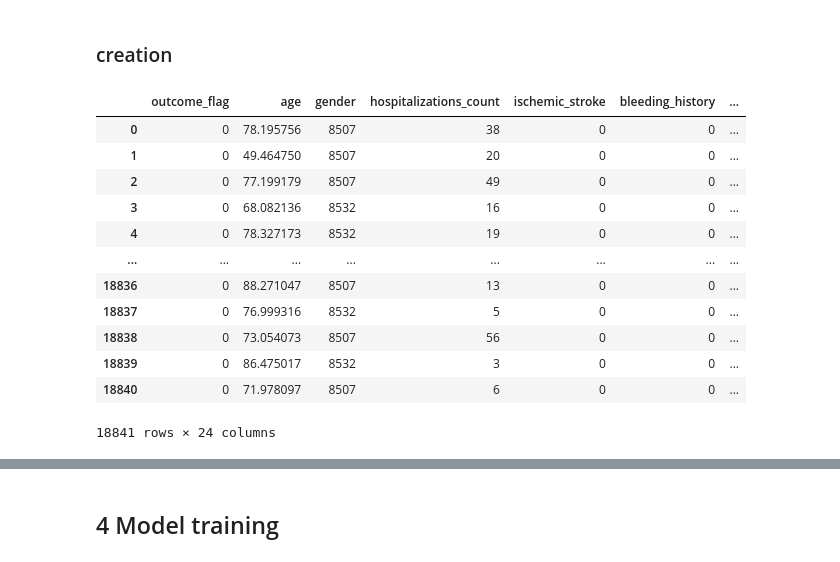
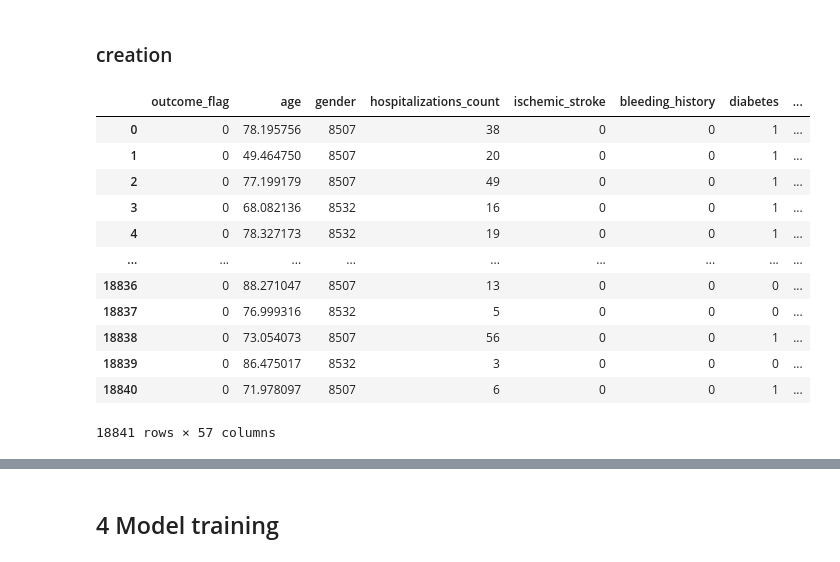
Before and after one commit to YouriDeKeersmaecker/P-PLP, a Jupyter notebook: notebooks/p_plp_showcase.ipynb, the cells around one changed output, grey strips where cells are left out. Cells and saved outputs as stored; diff of their text form; code cells hidden in the pictures.

```diff
--- a/notebooks/p_plp_showcase.ipynb
+++ b/notebooks/p_plp_showcase.ipynb
@@ -676,6 +839,13 @@ BASE = {
         "date_col": "observation_date",
         "concept_col": "observation_concept_id",
         "window": (-9999, 0)
+    },
+    "categorical": {
+        "table": "observation",
+        "date_col": "observation_date",
+        "concept_col": "observation_concept_id",
+        "value_col": "value_as_concept_id",
+        "window": (-9999, 0)
     }
 }
 # %% [markdown]
@@ -683,21 +853,27 @@ BASE = {
 # %%
 from p_plp.feature_engineering import *
 features_df = run_feature_query(engine, TEST_FEATURES, BASE)
-features_df
-# %% [output]
-|  | outcome_flag | age | gender | hospitalizations_count | ischemic_stroke | bleeding_history | ... |
-| 0 | 0 | 78.195756 | 8507 | 38 | 0 | 0 | ... |
-| 1 | 0 | 49.464750 | 8507 | 20 | 0 | 0 | ... |
-| 2 | 0 | 77.199179 | 8507 | 49 | 0 | 0 | ... |
-| 3 | 0 | 68.082136 | 8532 | 16 | 0 | 0 | ... |
-| 4 | 0 | 78.327173 | 8532 | 19 | 0 | 0 | ... |
-| ... | ... | ... | ... | ... | ... | ... | ... |
-| 18836 | 0 | 88.271047 | 8507 | 13 | 0 | 0 | ... |
-| 18837 | 0 | 76.999316 | 8532 | 5 | 0 | 0 | ... |
-| 18838 | 0 | 73.054073 | 8507 | 56 | 0 | 0 | ... |
-| 18839 | 0 | 86.475017 | 8532 | 3 | 0 | 0 | ... |
-| 18840 | 0 | 71.978097 | 8507 | 6 | 0 | 0 | ... |
-18841 rows × 24 columns
+# %%
+from p_plp.feature_engineering import compute_cha2ds2vasc, compute_has_bled
+
+features_df["cha2ds2vasc"] = features_df.apply(compute_cha2ds2vasc, axis=1)
+features_df["has_bled"] = features_df.apply(compute_has_bled, axis=1)
+
+features_df
+# %% [output]
+|  | outcome_flag | age | gender | hospitalizations_count | ischemic_stroke | bleeding_history | diabetes | ... |
+| 0 | 0 | 78.195756 | 8507 | 38 | 0 | 0 | 1 | ... |
+| 1 | 0 | 49.464750 | 8507 | 20 | 0 | 0 | 1 | ... |
+| 2 | 0 | 77.199179 | 8507 | 49 | 0 | 0 | 1 | ... |
+| 3 | 0 | 68.082136 | 8532 | 16 | 0 | 0 | 1 | ... |
+| 4 | 0 | 78.327173 | 8532 | 19 | 0 | 0 | 1 | ... |
+| ... | ... | ... | ... | ... | ... | ... | ... | ... |
+| 18836 | 0 | 88.271047 | 8507 | 13 | 0 | 0 | 0 | ... |
+| 18837 | 0 | 76.999316 | 8532 | 5 | 0 | 0 | 0 | ... |
+| 18838 | 0 | 73.054073 | 8507 | 56 | 0 | 0 | 1 | ... |
+| 18839 | 0 | 86.475017 | 8532 | 3 | 0 | 0 | 0 | ... |
+| 18840 | 0 | 71.978097 | 8507 | 6 | 0 | 0 | 1 | ... |
+18841 rows × 57 columns
 # %%
 for col in features_df.columns:
     print(f"\n--- {col} ---")
```
Also changed, not shown: parts of 7 cells of this notebook, 3 other files.
